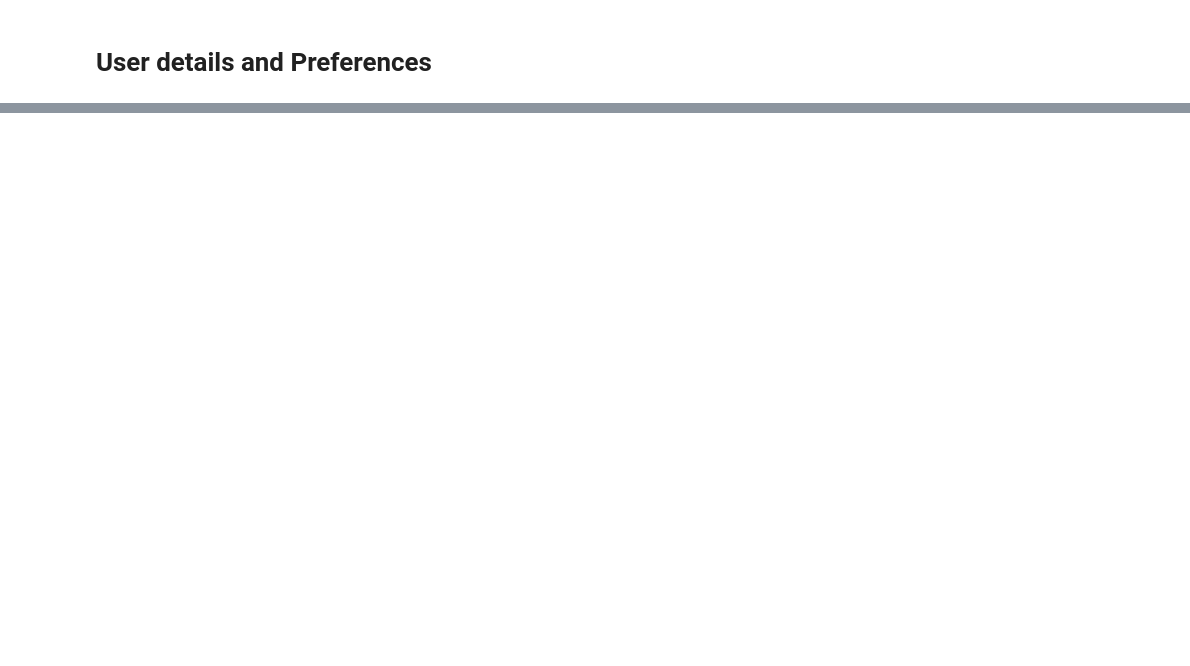
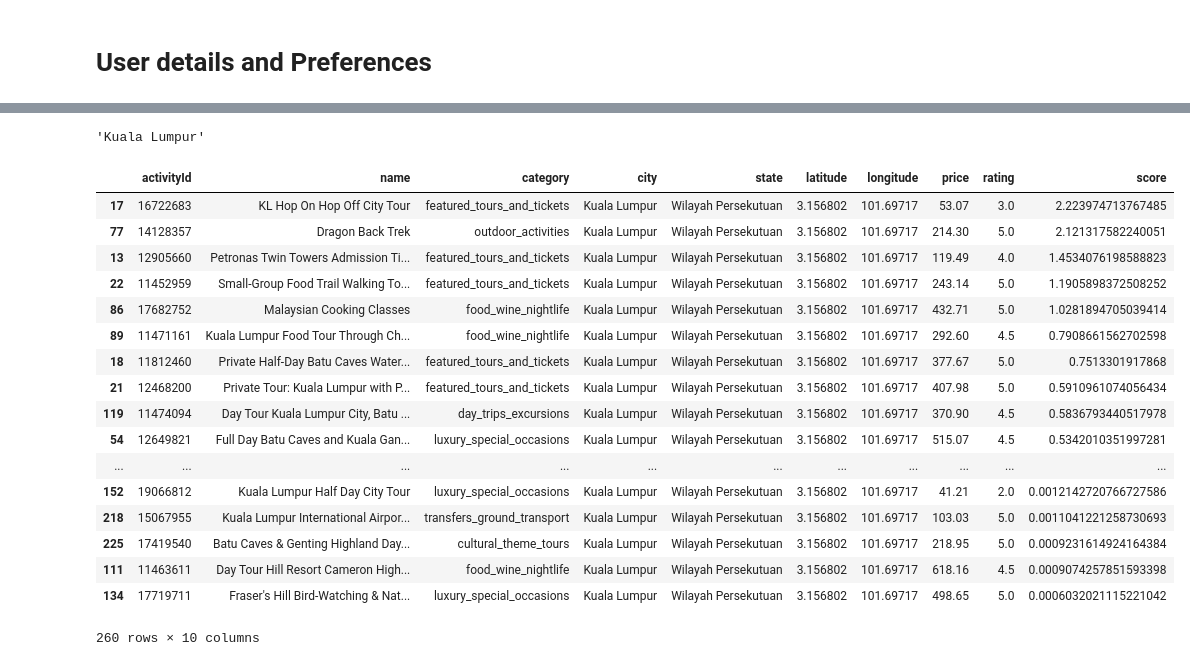
Before and after one commit to SriSivaC/tour-analytics-recommendation-system, a Jupyter notebook: notebook/attraction/attraction_get_recc.ipynb, the cells around one changed output, grey strips where cells are left out. Cells and saved outputs as stored; diff of their text form; code cells hidden in the pictures; blank space fills up the shorter version.

Commit message:
add rbm model

```diff
--- a/notebook/attraction/attraction_get_recc.ipynb
+++ b/notebook/attraction/attraction_get_recc.ipynb
@@ -123,0 +140,2 @@ cat_rating = {key: float(value.value) for key, value in w_cat_rating.items()}
+# %%
+filename, user, rbm_att = get_recc(cat_rating)
@@ -123,0 +156,66 @@ cat_rating = {key: float(value.value) for key, value in w_cat_rating.items()}
+# %%
+destination
+# %% [output]
+'Kuala Lumpur'
+# %%
+def filter_df(filename, user, low, high, city, att_df):
+    df = spark.read.csv('rbm_models/' + filename +
+                        '/user{u}_unseen.csv'.format(u=user),
+                        header=True,
+                        sep=",")
+    recc_df = df.toPandas().set_index('_c0')
+    del recc_df.index.name
+    recc_df.columns = [
+        'activityId', 'att_name', 'att_cat', 'att_price', 'score'
+    ]
+
+    recommendation = att_df[[
+        'activityId', 'name', 'category', 'city', 'state', 'latitude',
+        'longitude', 'price', 'rating'
+    ]].set_index('activityId').join(recc_df[['activityId',
+                                             'score']].set_index('activityId'),
+                                    how="inner").reset_index().sort_values(
+                                        "score", ascending=False)
+
+    filtered = recommendation[(recommendation.city == destination)
+                              & ((recommendation.price >= budget_low) |
+                              (recommendation.price <= budget_high))]
+
+    # read spark dataframe from parquet
+    attr_href_cat_spark_df = spark.read.parquet(parquet_path +
+                                                'tripadvisor_attr_href_cat')
+    attr_href_cat_spark_df = attr_href_cat_spark_df.drop('_corrupt_record')
+    attr_href_cat_spark_df = attr_href_cat_spark_df.dropna()
+    attr_href_cat_df = attr_href_cat_spark_df.toPandas()
+    # add activityId columns to dataframe
+    attr_href_cat_df['activityId'] = attr_href_cat_df['href'].str.extract(
+        r'd(\d+)', expand=True)
+
+    with_url = filtered.set_index('activityId').join(
+        attr_href_cat_df[['activityId', 'href']].set_index('activityId'),
+        how="inner")
+    return filtered
+# %%
+with_url = filter_df(filename, user, budget_low, budget_high, destination,
+                     final_attr_spark_df.toPandas())
+# %%
+with_url
+# %% [output]
+|  | activityId | name | category | city | state | latitude | longitude | price | rating | score |
+| 17 | 16722683 | KL Hop On Hop Off City Tour | featured_tours_and_tickets | Kuala Lumpur | Wilayah Persekutuan | 3.156802 | 101.69717 | 53.07 | 3.0 | 2.223974713767485 |
+| 77 | 14128357 | Dragon Back Trek | outdoor_activities | Kuala Lumpur | Wilayah Persekutuan | 3.156802 | 101.69717 | 214.30 | 5.0 | 2.121317582240051 |
+| 13 | 12905660 | Petronas Twin Towers Admission Ti... | featured_tours_and_tickets | Kuala Lumpur | Wilayah Persekutuan | 3.156802 | 101.69717 | 119.49 | 4.0 | 1.4534076198588823 |
+| 22 | 11452959 | Small-Group Food Trail Walking To... | featured_tours_and_tickets | Kuala Lumpur | Wilayah Persekutuan | 3.156802 | 101.69717 | 243.14 | 5.0 | 1.1905898372508252 |
+| 86 | 17682752 | Malaysian Cooking Classes | food_wine_nightlife | Kuala Lumpur | Wilayah Persekutuan | 3.156802 | 101.69717 | 432.71 | 5.0 | 1.0281894705039414 |
+| 89 | 11471161 | Kuala Lumpur Food Tour Through Ch... | food_wine_nightlife | Kuala Lumpur | Wilayah Persekutuan | 3.156802 | 101.69717 | 292.60 | 4.5 | 0.7908661562702598 |
+| 18 | 11812460 | Private Half-Day Batu Caves Water... | featured_tours_and_tickets | Kuala Lumpur | Wilayah Persekutuan | 3.156802 | 101.69717 | 377.67 | 5.0 | 0.7513301917868 |
+| 21 | 12468200 | Private Tour: Kuala Lumpur with P... | featured_tours_and_tickets | Kuala Lumpur | Wilayah Persekutuan | 3.156802 | 101.69717 | 407.98 | 5.0 | 0.5910961074056434 |
+| 119 | 11474094 | Day Tour Kuala Lumpur City, Batu ... | day_trips_excursions | Kuala Lumpur | Wilayah Persekutuan | 3.156802 | 101.69717 | 370.90 | 4.5 | 0.5836793440517978 |
+| 54 | 12649821 | Full Day Batu Caves and Kuala Gan... | luxury_special_occasions | Kuala Lumpur | Wilayah Persekutuan | 3.156802 | 101.69717 | 515.07 | 4.5 | 0.5342010351997281 |
+| ... | ... | ... | ... | ... | ... | ... | ... | ... | ... | ... |
+| 152 | 19066812 | Kuala Lumpur Half Day City Tour | luxury_special_occasions | Kuala Lumpur | Wilayah Persekutuan | 3.156802 | 101.69717 | 41.21 | 2.0 | 0.0012142720766727586 |
+| 218 | 15067955 | Kuala Lumpur International Airpor... | transfers_ground_transport | Kuala Lumpur | Wilayah Persekutuan | 3.156802 | 101.69717 | 103.03 | 5.0 | 0.0011041221258730693 |
+| 225 | 17419540 | Batu Caves & Genting Highland Day... | cultural_theme_tours | Kuala Lumpur | Wilayah Persekutuan | 3.156802 | 101.69717 | 218.95 | 5.0 | 0.0009231614924164384 |
+| 111 | 11463611 | Day Tour Hill Resort Cameron High... | food_wine_nightlife | Kuala Lumpur | Wilayah Persekutuan | 3.156802 | 101.69717 | 618.16 | 4.5 | 0.0009074257851593398 |
+| 134 | 17719711 | Fraser's Hill Bird-Watching & Nat... | luxury_special_occasions | Kuala Lumpur | Wilayah Persekutuan | 3.156802 | 101.69717 | 498.65 | 5.0 | 0.0006032021115221042 |
+260 rows × 10 columns
```
Also changed, not shown: parts of 43 cells of this notebook, 17 other files.
